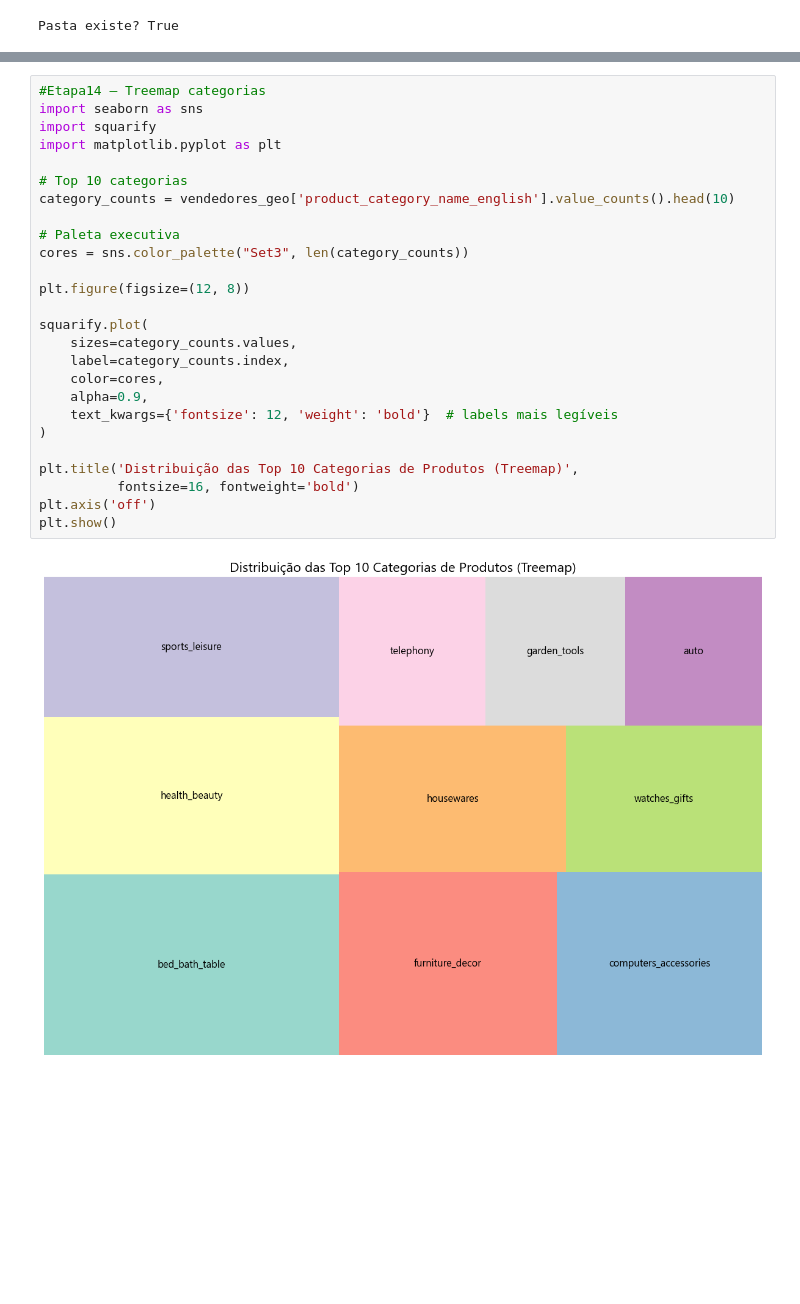
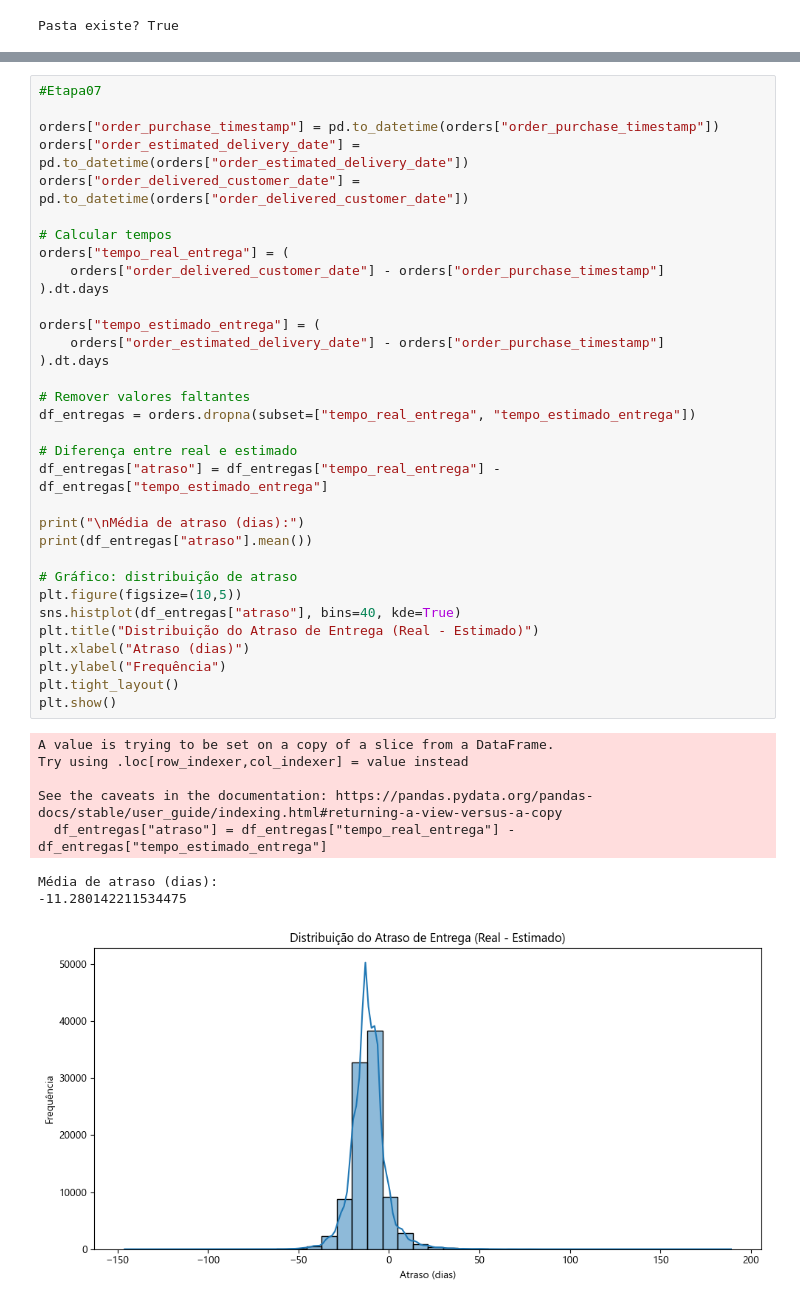
Before and after one commit to wandbalbino/EcommerceOlist, a Jupyter notebook: AnaliseOlist.ipynb, the cells around one changed output, grey strips where cells are left out. Drawn from its saved outputs; the diff is of its cells as text; blank space fills up the shorter version.

```diff
--- a/AnaliseOlist.ipynb
+++ b/AnaliseOlist.ipynb
@@ -254,28 +156,42 @@ else:
-# %%
-#Etapa14 — Treemap categorias
-import seaborn as sns
-import squarify
-import matplotlib.pyplot as plt
-
-# Top 10 categorias
-category_counts = vendedores_geo['product_category_name_english'].value_counts().head(10)
-
-# Paleta executiva
-cores = sns.color_palette("Set3", len(category_counts))
-
-plt.figure(figsize=(12, 8))
-
-squarify.plot(
-    sizes=category_counts.values,
-    label=category_counts.index,
-    color=cores,
-    alpha=0.9,
-    text_kwargs={'fontsize': 12, 'weight': 'bold'}  # labels mais legíveis
-)
-
-plt.title('Distribuição das Top 10 Categorias de Produtos (Treemap)',
-          fontsize=16, fontweight='bold')
-plt.axis('off')
-plt.show()
-# %% [output]
-[figure, removed]
+# %%
+#Etapa07
+
+orders["order_purchase_timestamp"] = pd.to_datetime(orders["order_purchase_timestamp"])
+orders["order_estimated_delivery_date"] = pd.to_datetime(orders["order_estimated_delivery_date"])
+orders["order_delivered_customer_date"] = pd.to_datetime(orders["order_delivered_customer_date"])
+
+# Calcular tempos
+orders["tempo_real_entrega"] = (
+    orders["order_delivered_customer_date"] - orders["order_purchase_timestamp"]
+).dt.days
+
+orders["tempo_estimado_entrega"] = (
+    orders["order_estimated_delivery_date"] - orders["order_purchase_timestamp"]
+).dt.days
+
+# Remover valores faltantes
+df_entregas = orders.dropna(subset=["tempo_real_entrega", "tempo_estimado_entrega"])
+
+# Diferença entre real e estimado
+df_entregas["atraso"] = df_entregas["tempo_real_entrega"] - df_entregas["tempo_estimado_entrega"]
+
+print("\nMédia de atraso (dias):")
+print(df_entregas["atraso"].mean())
+
+# Gráfico: distribuição de atraso
+plt.figure(figsize=(10,5))
+sns.histplot(df_entregas["atraso"], bins=40, kde=True)
+plt.title("Distribuição do Atraso de Entrega (Real - Estimado)")
+plt.xlabel("Atraso (dias)")
+plt.ylabel("Frequência")
+plt.tight_layout()
+plt.show()
+# %% [output]
+A value is trying to be set on a copy of a slice from a DataFrame.
+Try using .loc[row_indexer,col_indexer] = value instead
+
+See the caveats in the documentation: https://pandas.pydata.org/pandas-docs/stable/user_guide/indexing.html#returning-a-view-versus-a-copy
+  df_entregas["atraso"] = df_entregas["tempo_real_entrega"] - df_entregas["tempo_estimado_entrega"]
+Média de atraso (dias):
+-11.280142211534475
+[figure, added]
```
Also changed, not shown: parts of 14 cells of this notebook, 3 other files.
